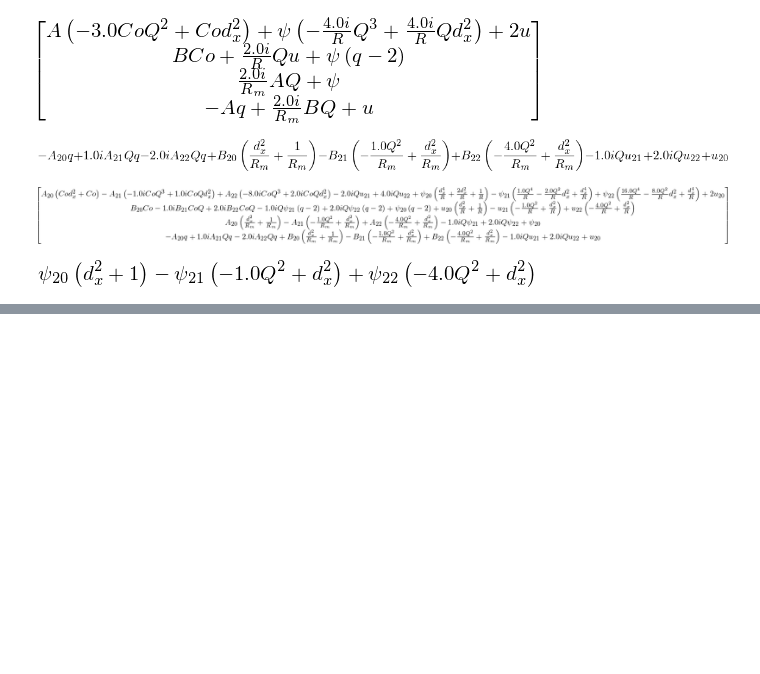
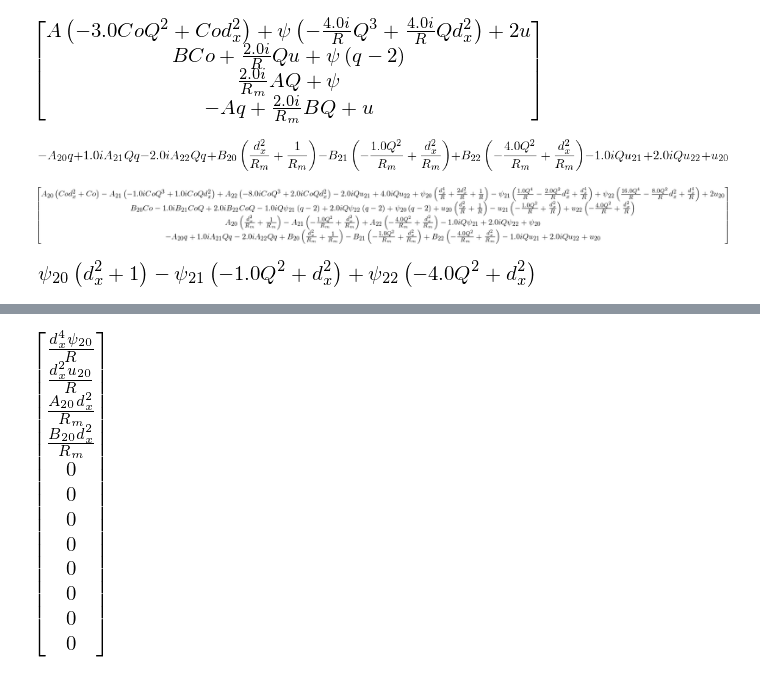
Before and after one commit to jsoishi/weakly_nonlinear_mri, a Jupyter notebook: python/adjoint solution.ipynb, the cells around one changed output, grey strips where cells are left out. Saved outputs shown, nothing was run; the diff lists cells and outputs as text; code cells hidden in the pictures; blank space fills up the shorter version.

```diff
--- a/python/adjoint solution.ipynb
+++ b/python/adjoint solution.ipynb
@@ -279,0 +285,4 @@ Dbig = Matrix([[(dx**2 + dz**2), 0, 0, 0, 0, 0, 0, 0, 0, 0, 0, 0],
+# %%
+(Lbig*V20big).subs(dz, 0)
+# %% [output]
+[figure, added]
```
Also changed, not shown: parts of 5 cells of this notebook, 3 other files.
